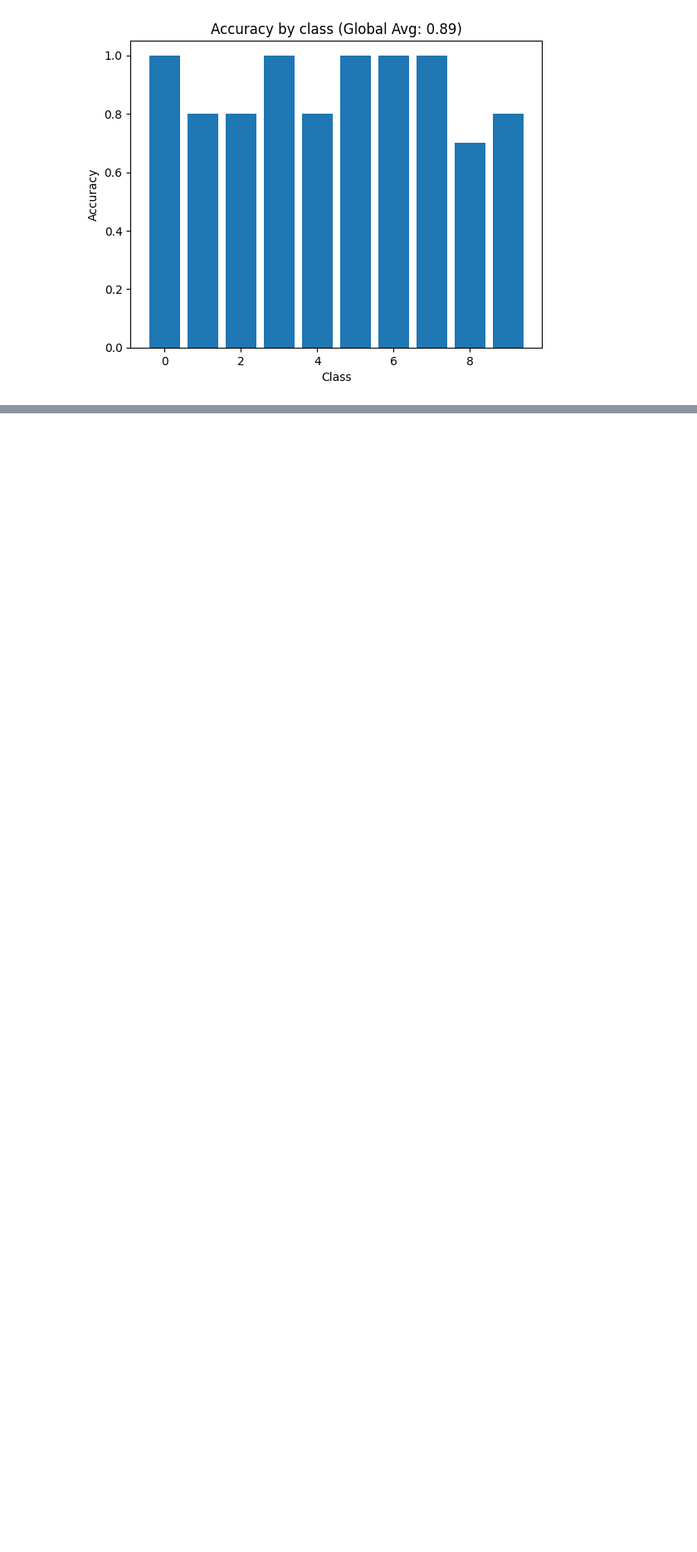
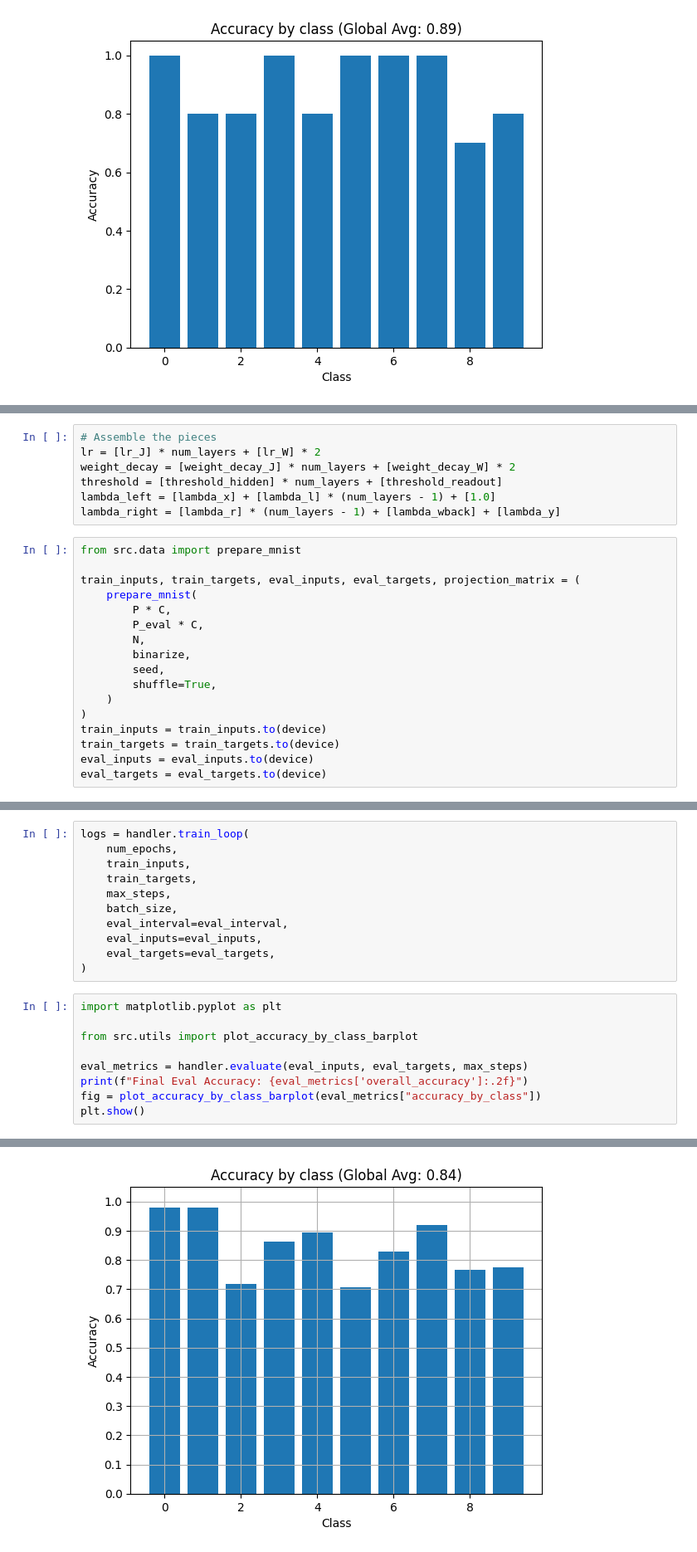
Before and after one commit to mattia-scardecchia/Biological-Learning, a Jupyter notebook: notebooks/explore.ipynb, the cells around one changed output, grey strips where cells are left out. Shown: that part at 83% size. Cells and saved outputs as stored; diff of their text form; blank space fills up the shorter version.

```diff
--- a/notebooks/explore.ipynb
+++ b/notebooks/explore.ipynb
@@ -199,0 +306,24 @@ plt.show()
+# %%
+# Assemble the pieces
+lr = [lr_J] * num_layers + [lr_W] * 2
+weight_decay = [weight_decay_J] * num_layers + [weight_decay_W] * 2
+threshold = [threshold_hidden] * num_layers + [threshold_readout]
+lambda_left = [lambda_x] + [lambda_l] * (num_layers - 1) + [1.0]
+lambda_right = [lambda_r] * (num_layers - 1) + [lambda_wback] + [lambda_y]
+# %%
+from src.data import prepare_mnist
+
+train_inputs, train_targets, eval_inputs, eval_targets, projection_matrix = (
+    prepare_mnist(
+        P * C,
+        P_eval * C,
+        N,
+        binarize,
+        seed,
+        shuffle=True,
+    )
+)
+train_inputs = train_inputs.to(device)
+train_targets = train_targets.to(device)
+eval_inputs = eval_inputs.to(device)
+eval_targets = eval_targets.to(device)
@@ -199,0 +369,21 @@ plt.show()
+# %%
+logs = handler.train_loop(
+    num_epochs,
+    train_inputs,
+    train_targets,
+    max_steps,
+    batch_size,
+    eval_interval=eval_interval,
+    eval_inputs=eval_inputs,
+    eval_targets=eval_targets,
+)
+# %%
+import matplotlib.pyplot as plt
+
+from src.utils import plot_accuracy_by_class_barplot
+
+eval_metrics = handler.evaluate(eval_inputs, eval_targets, max_steps)
+print(f"Final Eval Accuracy: {eval_metrics['overall_accuracy']:.2f}")
+fig = plot_accuracy_by_class_barplot(eval_metrics["accuracy_by_class"])
+plt.show()
+# %% [output]
@@ -199,0 +391 @@ plt.show()
+[figure, added]
```
Also changed, not shown: parts of 14 cells of this notebook, 10 other files.
